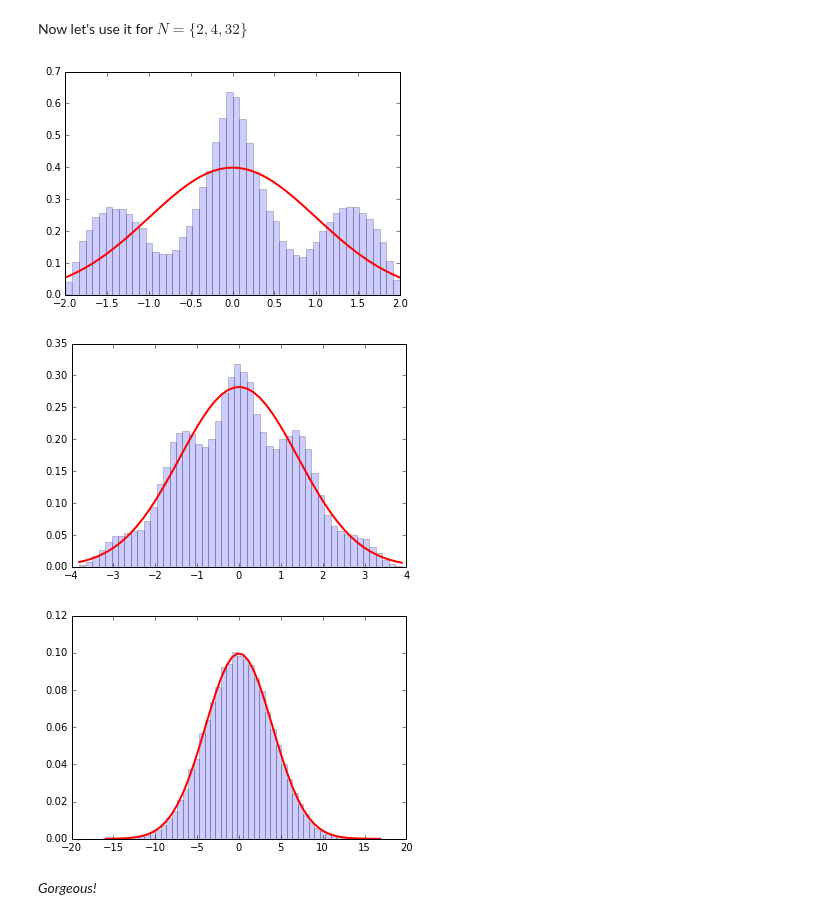
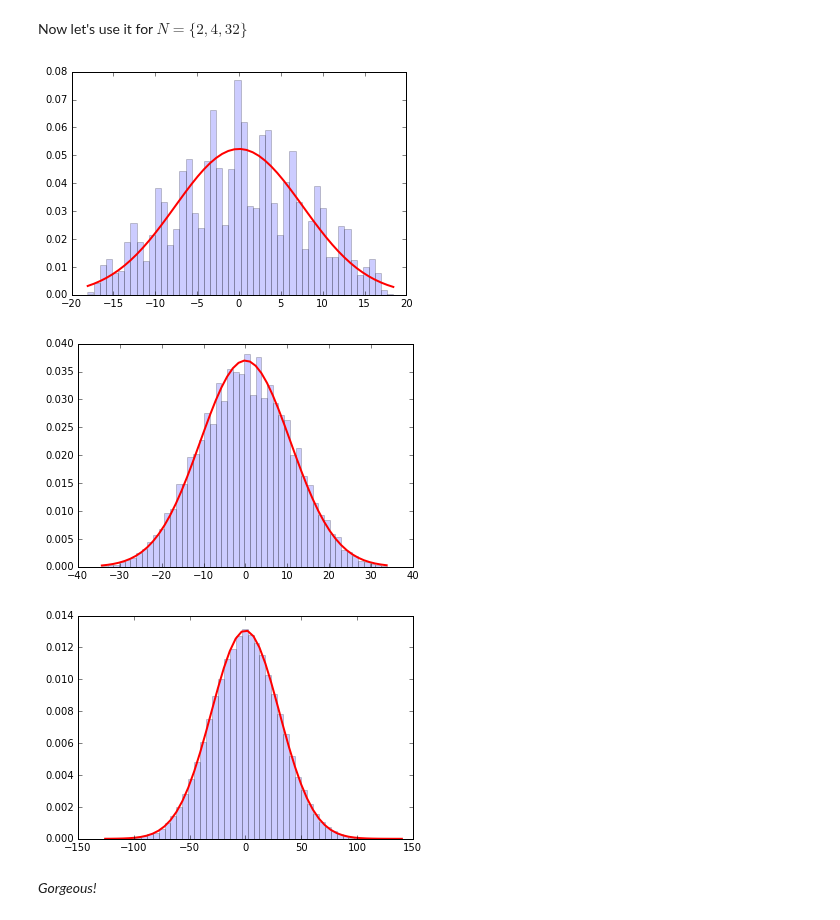
Before and after one commit to cranmer/intro-exp-phys-II, a Jupyter notebook: Central-Limit-Theorem.ipynb, the cells around one changed output. Cells and saved outputs as stored; diff of their text form; code cells hidden in the pictures.

Commit message:
add a third distribution

```diff
--- a/Central-Limit-Theorem.ipynb
+++ b/Central-Limit-Theorem.ipynb
@@ -89,15 +88,0 @@ plt.plot(bins, dist.pdf(bins), c='r', lw=2)
-# %%
-# Here's another example of usage
-dist = distributions.Dist_kc90_2()
-rvs = dist.rvs(n_samples)
-counts, bins, edges = plt.hist(rvs, bins=50, normed=True, alpha =0.2)
-
-# depending on how you write the code for pdf,
-# it might not support "broadcasting" with a numpy array.
-# For instance, this won't work
-#plt.plot(bins, dist.pdf(bins), c='r', lw=2)
-# but this will
-y = []
-for bin in bins:
-    y.append(dist.pdf(bin))
-plt.plot(bins, y, c='r', lw=2)
@@ -106,0 +93,21 @@ plt.plot(bins, y, c='r', lw=2)
+# %%
+fig = plt.figure(figsize=plt.figaspect(2.))
+for i, cls in enumerate(all_distributions_list):
+    dist = cls()
+    rvs = dist.rvs(100000)
+    ax = fig.add_subplot(len(all_distributions_list),1,i+1)
+    counts, bins, patches = ax.hist(rvs, bins=50, normed=True, alpha=0.2)
+    # depending on how you code up your pdf() function, numpy might not
+    # be able to "broadcast" (apply the function for each element of a numpy array)
+    # but this should always wrok
+    y = []
+    for bin in bins:
+        y.append(dist.pdf(bin))
+
+    # ok, now plot it
+    plt.plot(bins, y, c='r', lw=2)
+
+    # and let's check if teh distribution is ok
+    print("std from samples = %.2f, std from dist = %.2f" %(np.std(dist.rvs(n_samples)), dist.std()))
+    if np.abs(np.std(dist.rvs(n_samples)) - dist.std()) / dist.std() > 0.1:
+        print("looks like a problem with this distribution: ", cls)
@@ -130,18 +142,18 @@ def do_convolution(dist, N):
 # %% [markdown]
 Now let's use it for $N=\{2,4,32\}$
 # %%
-dist = distributions.Dist_kc90()
+dist = distributions.Dist_kc90_3()
 do_convolution(dist,2)
 # %% [output]
-[figure, old version]
+[figure, new version]
 # %%
 do_convolution(dist,4)
 # %% [output]
-[figure, old version]
+[figure, new version]
 # %%
 do_convolution(dist,32)
 # %% [output]
-[figure, old version]
+[figure, new version]
 # %% [markdown]
 *Gorgeous!*
 # %% [markdown]
```
Also changed, not shown: parts of 11 cells of this notebook, 2 other files.
